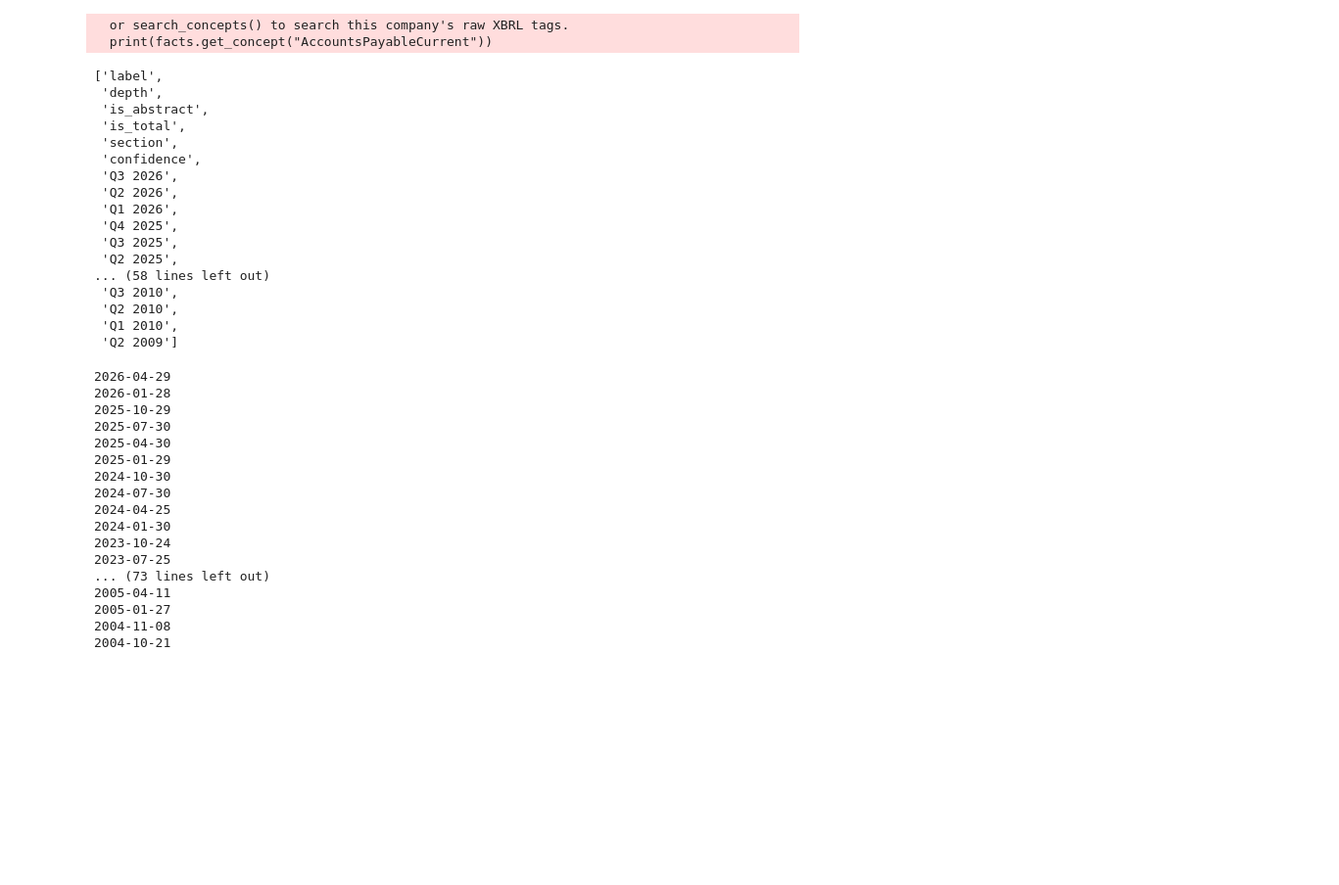
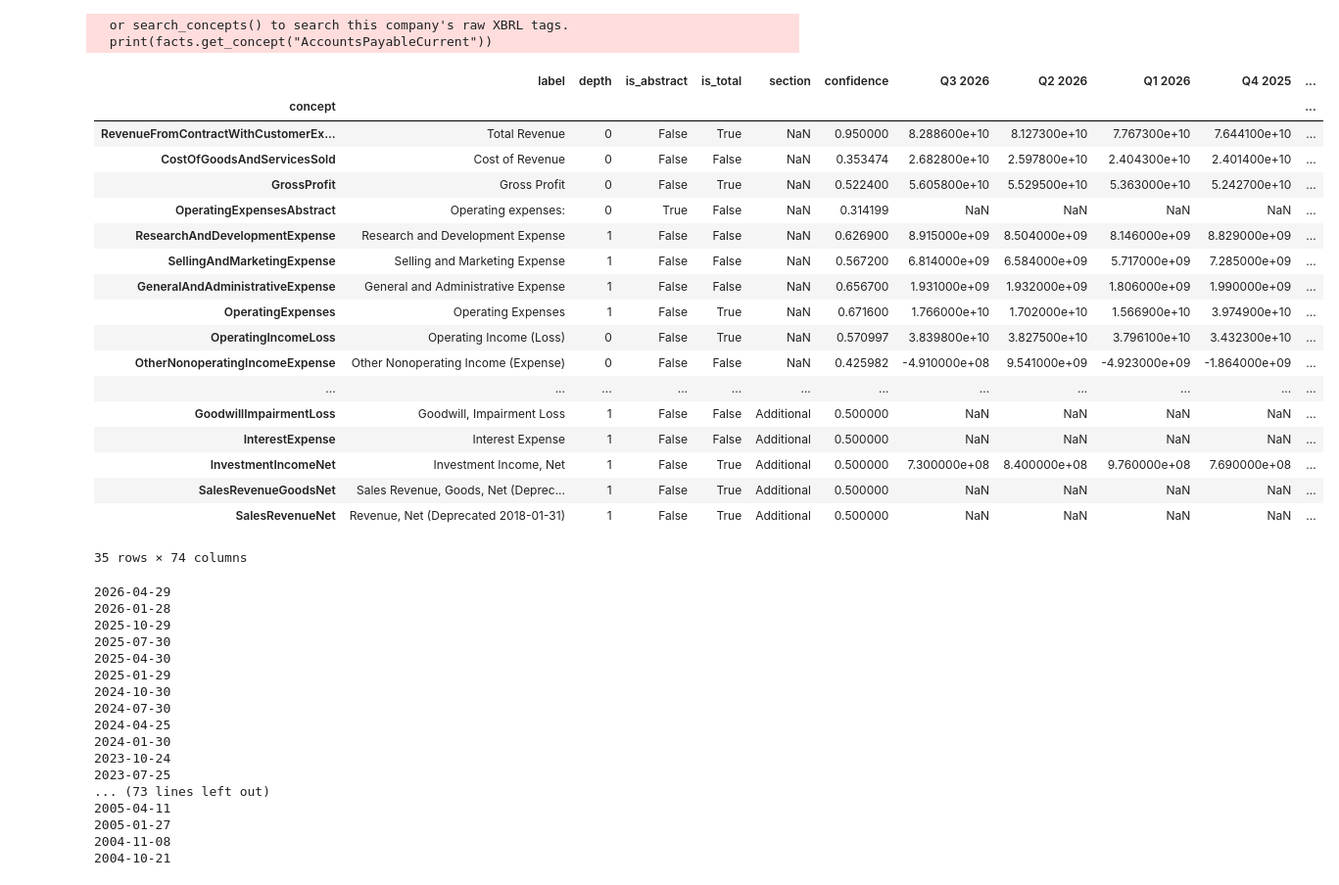
Before and after one commit to SachMax/earnings-catalyst-screener, a Jupyter notebook: md-note/edgar-test.ipynb, the cells around one changed output. Shown at 98% size. Saved outputs shown, nothing was run; the diff lists cells and outputs as text; code cells hidden in the pictures; blank space fills up the shorter version.

```diff
--- a/md-note/edgar-test.ipynb
+++ b/md-note/edgar-test.ipynb
@@ -81,27 +102,28 @@ None
 # %%
 msft = edgar.Company("MSFT")
 facts = msft.get_facts()
-cf = facts.cashflow_statement(as_dataframe=True, periods=100, annual=False)
-cf.shape
-cf.columns.tolist()
+cf = facts.income_statement(as_dataframe=True, periods=1000, annual=False)
+cf
 # %% [output]
+|  | label | depth | is_abstract | is_total | section | confidence | Q3 2026 | Q2 2026 | Q1 2026 | Q4 2025 | ... |
+| concept |  |  |  |  |  |  |  |  |  |  | ... |
+| RevenueFromContractWithCustomerEx... | Total Revenue | 0 | False | True | NaN | 0.950000 | 8.288600e+10 | 8.127300e+10 | 7.767300e+10 | 7.644100e+10 | ... |
+| CostOfGoodsAndServicesSold | Cost of Revenue | 0 | False | False | NaN | 0.353474 | 2.682800e+10 | 2.597800e+10 | 2.404300e+10 | 2.401400e+10 | ... |
+| GrossProfit | Gross Profit | 0 | False | True | NaN | 0.522400 | 5.605800e+10 | 5.529500e+10 | 5.363000e+10 | 5.242700e+10 | ... |
+| OperatingExpensesAbstract | Operating expenses: | 0 | True | False | NaN | 0.314199 | NaN | NaN | NaN | NaN | ... |
+| ResearchAndDevelopmentExpense | Research and Development Expense | 1 | False | False | NaN | 0.626900 | 8.915000e+09 | 8.504000e+09 | 8.146000e+09 | 8.829000e+09 | ... |
+| SellingAndMarketingExpense | Selling and Marketing Expense | 1 | False | False | NaN | 0.567200 | 6.814000e+09 | 6.584000e+09 | 5.717000e+09 | 7.285000e+09 | ... |
+| GeneralAndAdministrativeExpense | General and Administrative Expense | 1 | False | False | NaN | 0.656700 | 1.931000e+09 | 1.932000e+09 | 1.806000e+09 | 1.990000e+09 | ... |
+| OperatingExpenses | Operating Expenses | 1 | False | True | NaN | 0.671600 | 1.766000e+10 | 1.702000e+10 | 1.566900e+10 | 3.974900e+10 | ... |
+| OperatingIncomeLoss | Operating Income (Loss) | 0 | False | True | NaN | 0.570997 | 3.839800e+10 | 3.827500e+10 | 3.796100e+10 | 3.432300e+10 | ... |
+| OtherNonoperatingIncomeExpense | Other Nonoperating Income (Expense) | 0 | False | False | NaN | 0.425982 | -4.910000e+08 | 9.541000e+09 | -4.923000e+09 | -1.864000e+09 | ... |
+| ... | ... | ... | ... | ... | ... | ... | ... | ... | ... | ... | ... |
+| GoodwillImpairmentLoss | Goodwill, Impairment Loss | 1 | False | False | Additional | 0.500000 | NaN | NaN | NaN | NaN | ... |
+| InterestExpense | Interest Expense | 1 | False | False | Additional | 0.500000 | NaN | NaN | NaN | NaN | ... |
+| InvestmentIncomeNet | Investment Income, Net | 1 | False | True | Additional | 0.500000 | 7.300000e+08 | 8.400000e+08 | 9.760000e+08 | 7.690000e+08 | ... |
+| SalesRevenueGoodsNet | Sales Revenue, Goods, Net (Deprec... | 1 | False | True | Additional | 0.500000 | NaN | NaN | NaN | NaN | ... |
+| SalesRevenueNet | Revenue, Net (Deprecated 2018-01-31) | 1 | False | True | Additional | 0.500000 | NaN | NaN | NaN | NaN | ... |
-['label',
- 'depth',
- 'is_abstract',
- 'is_total',
- 'section',
- 'confidence',
- 'Q3 2026',
- 'Q2 2026',
- 'Q1 2026',
- 'Q4 2025',
- 'Q3 2025',
- 'Q2 2025',
-... (58 lines left out)
- 'Q3 2010',
- 'Q2 2010',
- 'Q1 2010',
- 'Q2 2009']
+35 rows × 74 columns
 # %%
 import pandas as pd
 nvda = edgar.Company("MSFT")
```
Also changed, not shown: parts of 1 cell of this notebook, 12 other files.
